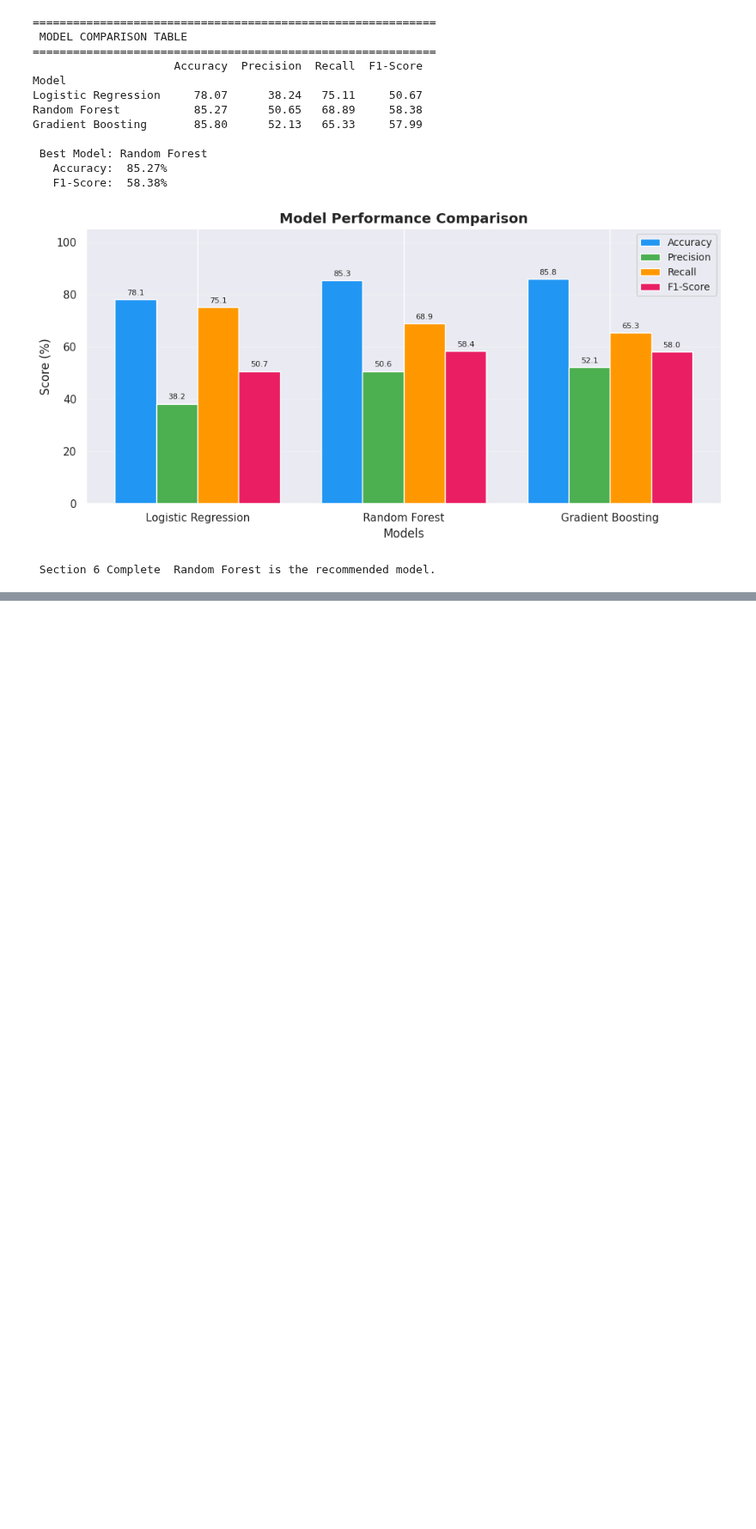
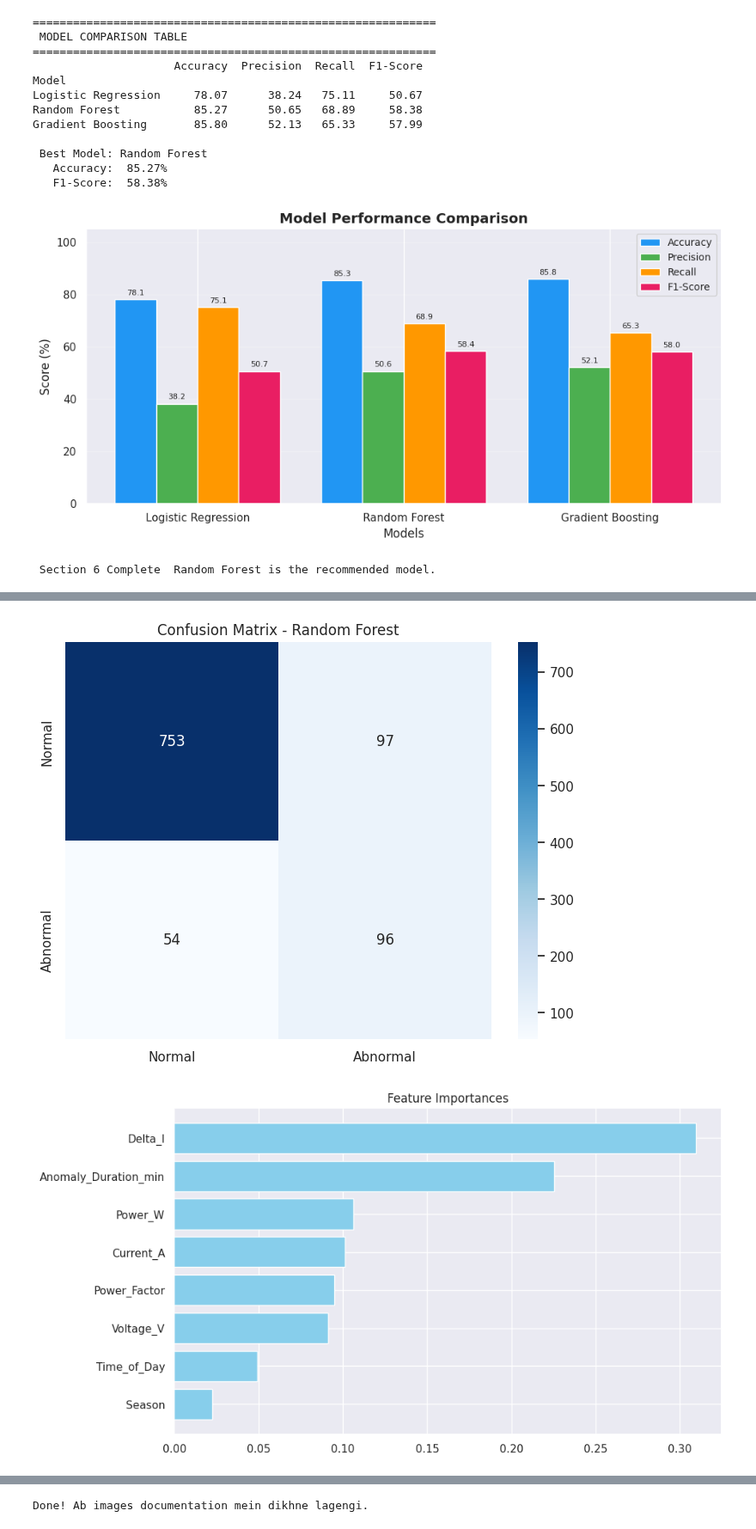
Before and after one commit to milan-jani/Data-Driven-Detection-of-Abnormal-Electricity-Usage-in-Power-Supply-Lines, a Jupyter notebook: main.ipynb, the cells around one changed output, grey strips where cells are left out. Shown at 86% size. Cells and saved outputs as stored; diff of their text form; code cells hidden in the pictures; blank space fills up the shorter version.

```diff
--- a/main.ipynb
+++ b/main.ipynb
@@ -543,0 +564,69 @@ Gradient Boosting       85.80      52.13   65.33     57.99
+# %%
+# --- Self-Contained Cell to Save All Images ---
+import pandas as pd
+import numpy as np
+import matplotlib.pyplot as plt
+import seaborn as sns
+from sklearn.model_selection import train_test_split
+from sklearn.preprocessing import LabelEncoder
+from sklearn.ensemble import RandomForestClassifier
+from sklearn.metrics import confusion_matrix, roc_curve, auc
+from imblearn.over_sampling import SMOTE
+
+# 1. Data Load aur Preprocess (Just in case memory clear ho gayi ho)
+df_temp = pd.read_csv('Dataset/electricity_theft_dataset.csv')
+le_temp = LabelEncoder()
+df_temp['Season'] = le_temp.fit_transform(df_temp['Season'])
+df_temp['Time_of_Day'] = le_temp.fit_transform(df_temp['Time_of_Day'])
+df_temp['Label'] = df_temp['Label'].map({'Normal': 0, 'Abnormal': 1})
+
+X_temp = df_temp.drop(['Timestamp', 'Label'], axis=1)
+y_temp = df_temp['Label']
+
+X_train_t, X_test_t, y_train_t, y_test_t = train_test_split(X_temp, y_temp, test_size=0.2, random_state=42, stratify=y_temp)
+
+# 2. SMOTE aur Model Training
+smote_t = SMOTE(random_state=42)
+X_res_t, y_res_t = smote_t.fit_resample(X_train_t, y_train_t)
+
+rf_final = RandomForestClassifier(n_estimators=100, random_state=42)
+rf_final.fit(X_res_t, y_res_t)
+
+# 3. Predictions
+y_pred_t = rf_final.predict(X_test_t)
+y_probs_t = rf_final.predict_proba(X_test_t)[:, 1]
+
+# --- SAVE IMAGES ---
+
+# Confusion Matrix
+plt.figure(figsize=(8, 6))
+cm = confusion_matrix(y_test_t, y_pred_t)
+sns.heatmap(cm, annot=True, fmt='d', cmap='Blues', xticklabels=['Normal', 'Abnormal'], yticklabels=['Normal', 'Abnormal'])
+plt.title('Confusion Matrix - Random Forest')
+plt.savefig('confusion_matrix.png')
+plt.show()
+
+# Feature Importance
+plt.figure(figsize=(10, 6))
+importances = rf_final.feature_importances_
+indices = np.argsort(importances)
+plt.barh(range(len(indices)), importances[indices], color='skyblue', align='center')
+plt.yticks(range(len(indices)), [X_temp.columns[i] for i in indices])
+plt.title('Feature Importances')
+plt.savefig('feature_importance.png')
+plt.show()
+
+# ROC Curve
+fpr, tpr, _ = roc_curve(y_test_t, y_probs_t)
+roc_auc = auc(fpr, tpr)
+plt.figure(figsize=(8, 6))
+plt.plot(fpr, tpr, color='darkorange', lw=2, label=f'ROC curve (area = {roc_auc:.2f})')
+plt.plot([0, 1], [0, 1], color='navy', lw=2, linestyle='--')
+plt.title('ROC Curve')
+plt.savefig('roc_curve.png')
+plt.show()
+
+print("Done! Ab images documentation mein dikhne lagengi.")
+# %% [output]
+[figure, added]
+[figure, added]
@@ -543,0 +634 @@ Gradient Boosting       85.80      52.13   65.33     57.99
+Done! Ab images documentation mein dikhne lagengi.
```
Also changed, not shown: parts of 2 cells of this notebook, 5 other files.
